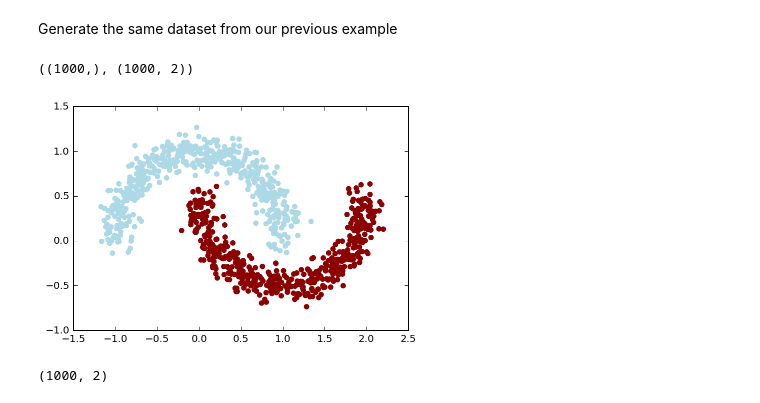
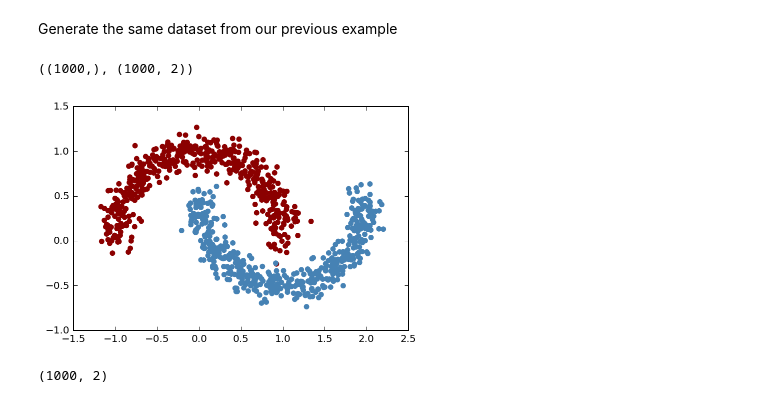
Before and after one commit to jonchar/ml-python, a Jupyter notebook: Artificial neural networks with Keras.ipynb, the cells around one changed output. Saved outputs shown, nothing was run; the diff lists cells and outputs as text; code cells hidden in the pictures.

```diff
--- a/Artificial neural networks with Keras.ipynb
+++ b/Artificial neural networks with Keras.ipynb
@@ -43,12 +73,12 @@ Using gpu device 0: GeForce GT 650M (CNMeM is disabled, cuDNN 5005)
 Generate the same dataset from our previous example
 # %%
 X, y = datasets.make_moons(n_samples=1000, noise=0.1, random_state=0)
-colors = ['darkred' if label == 1 else 'lightblue' for label in y]
+colors = ['steelblue' if label == 1 else 'darkred' for label in y]
 plt.scatter(X[:,0], X[:,1], color=colors)
 y.shape, X.shape
 # %% [output]
 ((1000,), (1000, 2))
-[figure, old version]
+[figure, new version]
 # %%
 X.shape
 # %% [output]
```
Also changed, not shown: parts of 12 cells of this notebook.
